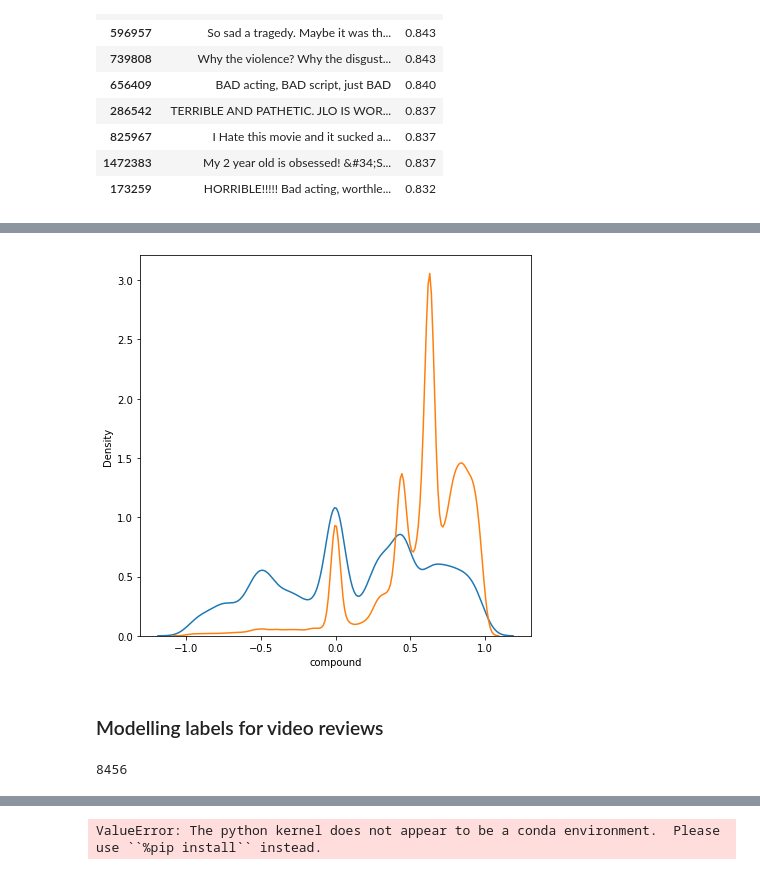
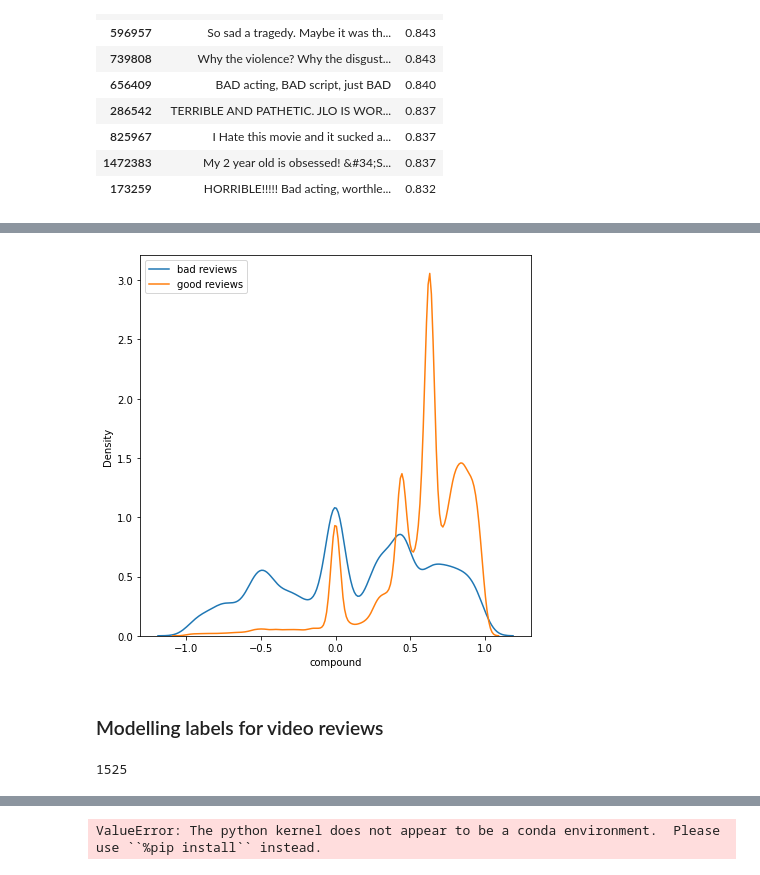
Before and after one commit to gracewainaina/CS396_Data_Science, a Jupyter notebook: videos_dvd_eda.ipynb, the cells around one changed output, grey strips where cells are left out. Drawn from its saved outputs; the diff is of its cells as text; code cells hidden in the pictures.

```diff
--- a/videos_dvd_eda.ipynb
+++ b/videos_dvd_eda.ipynb
@@ -532,3 +427,0 @@ memory usage: 10.0+ GB
-# %%
-videos_2015_sample = videos_2015_sample.loc[:, (videos_2015_sample != 0).any(axis=0)]
-videos_2015_sample.head()
@@ -550,0 +428,10 @@ memory usage: 10.0+ GB
+# %%
+# add tf-idfs columns
+from sklearn.feature_extraction.text import TfidfVectorizer
+tfidf = TfidfVectorizer(stop_words='english',min_df = 10,max_features = 500)
+tfidf_result = tfidf.fit_transform(videos_2015_sample['clean_review']).toarray()
+tfidf_df = pd.DataFrame(tfidf_result, columns = tfidf.get_feature_names())
+tfidf_df.columns = ["word_" + str(x) for x in tfidf_df.columns]
+tfidf_df.index = videos_2015_sample.index
+videos_2015_sample = pd.concat([videos_2015_sample, tfidf_df], axis=1)
+videos_2015_sample.info()
@@ -651,19 +509,21 @@ Note: you may need to restart the kernel to use updated packages.
 # %%
 # plot sentiment distribution for positive and negative reviews
 
 import seaborn as sns
 
 for x in [0, 1]:
     subset = videos_2015_sample[videos_2015_sample['label'] == x]
 
     # Draw the density plot
     if x == 0:
         label = "bad reviews"
     else:
         label = "good reviews"
     sns.distplot(subset['compound'], hist = False, label = label)
+plt.legend()
+plt.show()
 # %% [output]
-[figure, old version]
+[figure, new version]
 # %% [markdown]
 ### Modelling labels for video reviews
 # %%
@@ -673,4 +533,4 @@ features = [c for c in videos_2015_sample.columns if c not in ignore_cols]
 # %%
 len(features)
 # %% [output]
-8456
+1525
```
Also changed, not shown: parts of 19 cells of this notebook.
